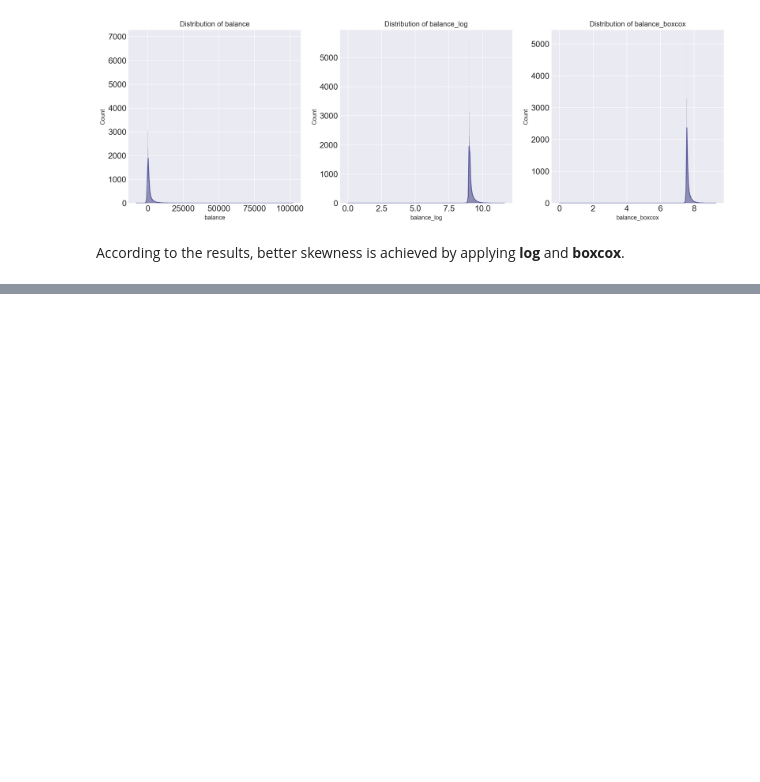
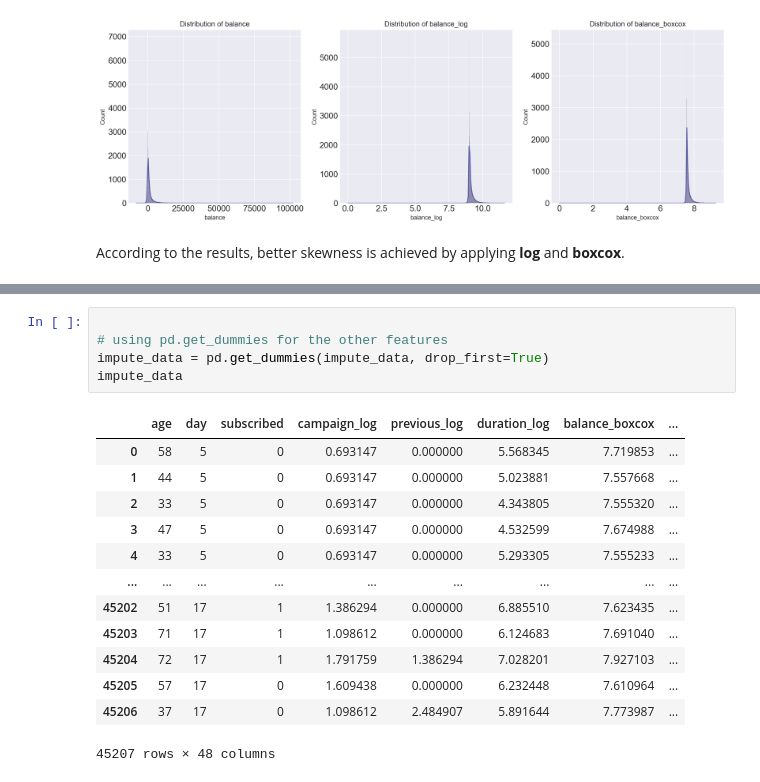
Before and after one commit to Maullin1996/python_data_cience, a Jupyter notebook: bank_Marketing.ipynb, the cells around one changed output, grey strips where cells are left out. Saved outputs shown, nothing was run; the diff lists cells and outputs as text; blank space fills up the shorter version.

```diff
--- a/bank_Marketing.ipynb
+++ b/bank_Marketing.ipynb
@@ -1353,0 +1377,19 @@ impute_data = impute_data.drop(['balance', 'balance_log', 'campaign', 'campaign_
+# %%
+
+# using pd.get_dummies for the other features
+impute_data = pd.get_dummies(impute_data, drop_first=True)
+impute_data
+# %% [output]
+|  | age | day | subscribed | campaign_log | previous_log | duration_log | balance_boxcox | ... |
+| 0 | 58 | 5 | 0 | 0.693147 | 0.000000 | 5.568345 | 7.719853 | ... |
+| 1 | 44 | 5 | 0 | 0.693147 | 0.000000 | 5.023881 | 7.557668 | ... |
+| 2 | 33 | 5 | 0 | 0.693147 | 0.000000 | 4.343805 | 7.555320 | ... |
+| 3 | 47 | 5 | 0 | 0.693147 | 0.000000 | 4.532599 | 7.674988 | ... |
+| 4 | 33 | 5 | 0 | 0.693147 | 0.000000 | 5.293305 | 7.555233 | ... |
+| ... | ... | ... | ... | ... | ... | ... | ... | ... |
+| 45202 | 51 | 17 | 1 | 1.386294 | 0.000000 | 6.885510 | 7.623435 | ... |
+| 45203 | 71 | 17 | 1 | 1.098612 | 0.000000 | 6.124683 | 7.691040 | ... |
+| 45204 | 72 | 17 | 1 | 1.791759 | 1.386294 | 7.028201 | 7.927103 | ... |
+| 45205 | 57 | 17 | 0 | 1.609438 | 0.000000 | 6.232448 | 7.610964 | ... |
+| 45206 | 37 | 17 | 0 | 1.098612 | 2.484907 | 5.891644 | 7.773987 | ... |
+45207 rows × 48 columns
```
Also changed, not shown: parts of 29 cells of this notebook.
